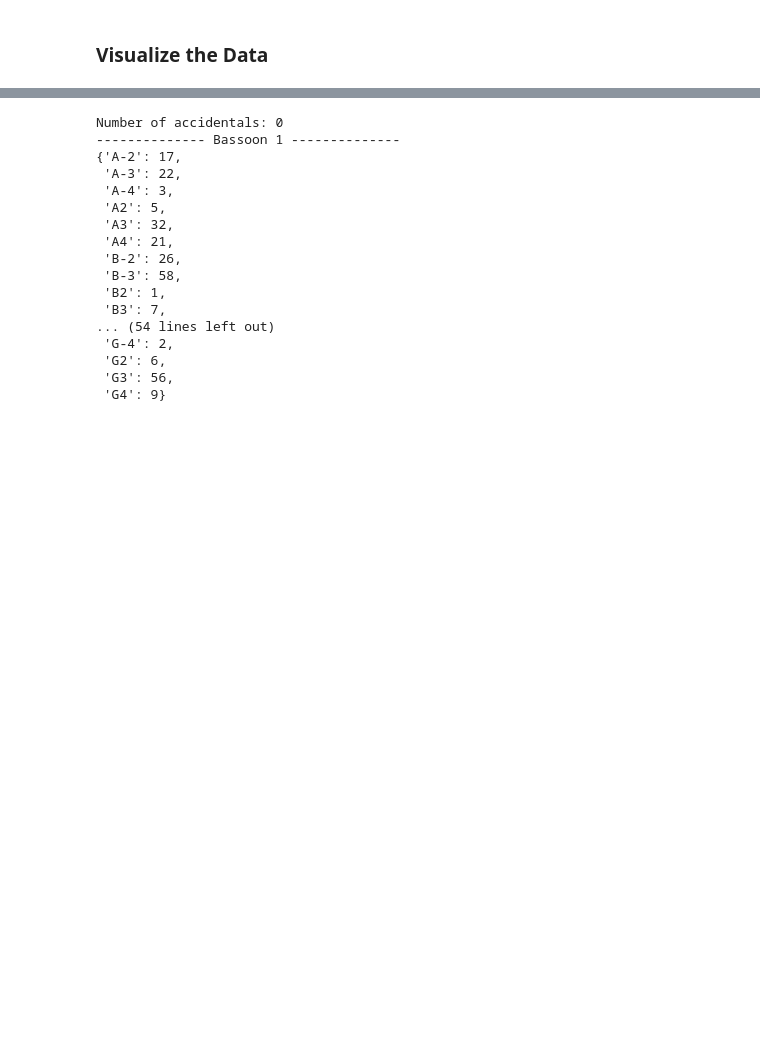
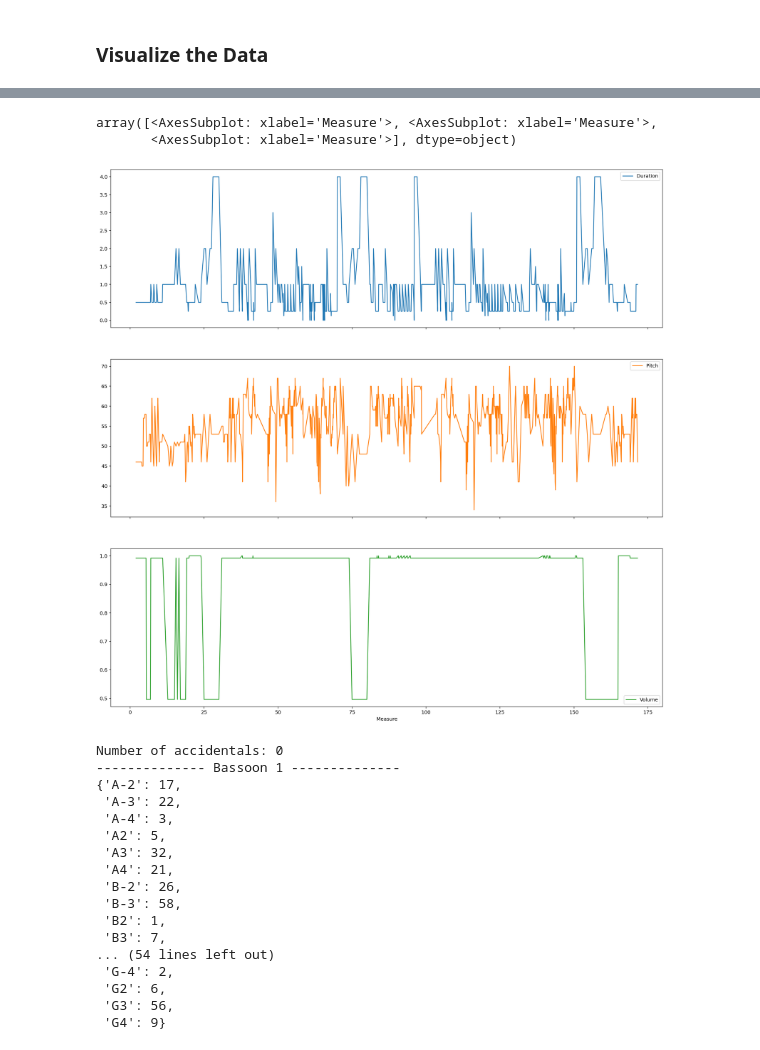
Before and after one commit to taylorakin17/music-visualizer, a Jupyter notebook: src/mxlExploration.ipynb, the cells around one changed output, grey strips where cells are left out. Drawn from its saved outputs; the diff is of its cells as text; code cells hidden in the pictures; blank space fills up the shorter version.

```diff
--- a/src/mxlExploration.ipynb
+++ b/src/mxlExploration.ipynb
@@ -146,0 +173,9 @@ data = data - np.mean(data)
+# %%
+df1.plot(x="Measure", figsize=(20, 20), subplots=True)
+# df1.plot(figsize=(20, 20), subplots=True)
+
+# plt.show()
+# %% [output]
+array([<AxesSubplot: xlabel='Measure'>, <AxesSubplot: xlabel='Measure'>,
+       <AxesSubplot: xlabel='Measure'>], dtype=object)
+[figure, added]
```
Also changed, not shown: parts of 8 cells of this notebook.
